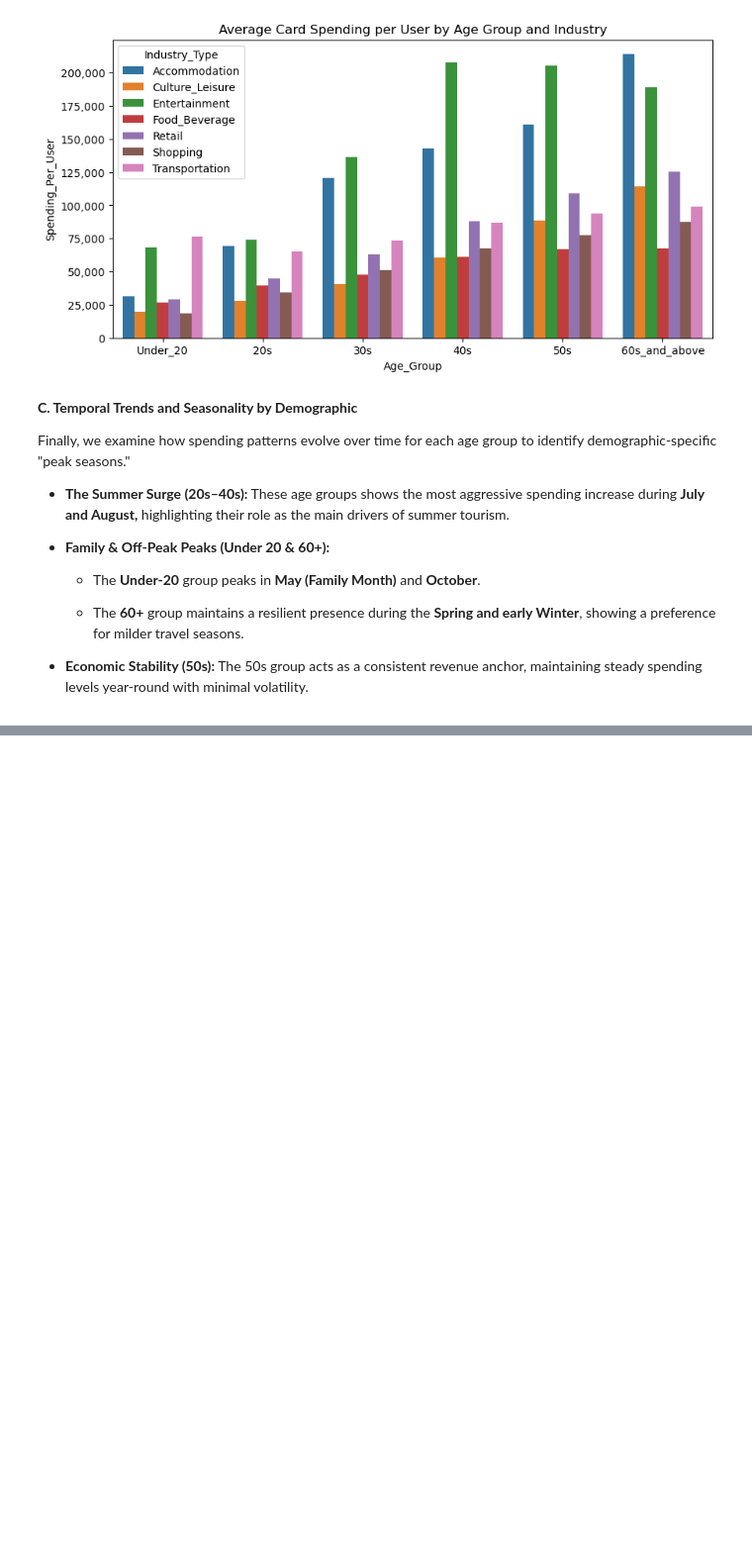
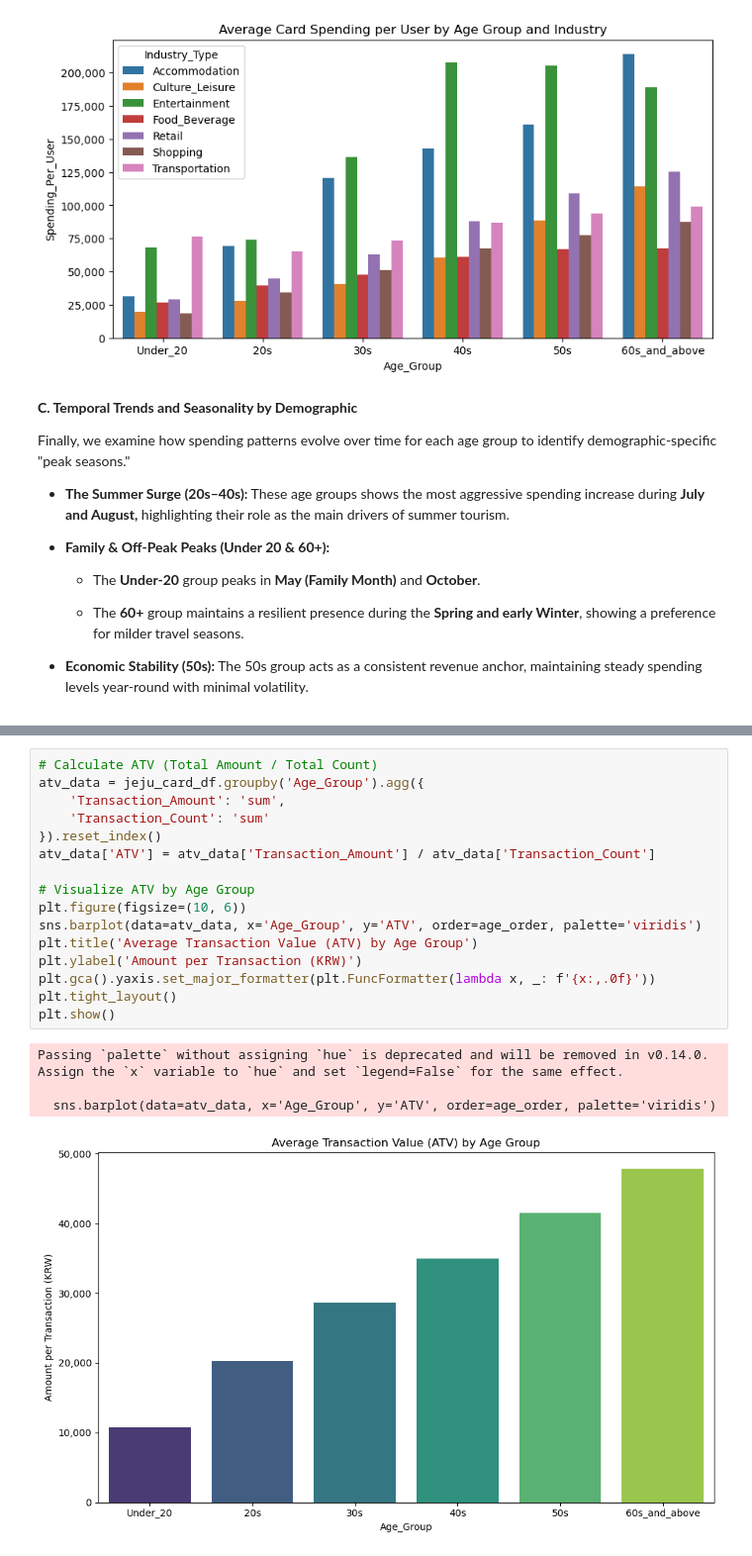
Before and after one commit to data-by-jpark/jeju-card-analysis, a Jupyter notebook: notebooks/jeju_card_analysis_part1.ipynb, the cells around one changed output, grey strips where cells are left out. Shown at 99% size. Cells and saved outputs as stored; diff of their text form; blank space fills up the shorter version.

```diff
--- a/notebooks/jeju_card_analysis_part1.ipynb
+++ b/notebooks/jeju_card_analysis_part1.ipynb
@@ -527,0 +573,21 @@ The seasonal peaks identified across demographics allow us to optimize our marke
+# %%
+# Calculate ATV (Total Amount / Total Count)
+atv_data = jeju_card_df.groupby('Age_Group').agg({
+    'Transaction_Amount': 'sum',
+    'Transaction_Count': 'sum'
+}).reset_index()
+atv_data['ATV'] = atv_data['Transaction_Amount'] / atv_data['Transaction_Count']
+
+# Visualize ATV by Age Group
+plt.figure(figsize=(10, 6))
+sns.barplot(data=atv_data, x='Age_Group', y='ATV', order=age_order, palette='viridis')
+plt.title('Average Transaction Value (ATV) by Age Group')
+plt.ylabel('Amount per Transaction (KRW)')
+plt.gca().yaxis.set_major_formatter(plt.FuncFormatter(lambda x, _: f'{x:,.0f}'))
+plt.tight_layout()
+plt.show()
+# %% [output]
+Passing `palette` without assigning `hue` is deprecated and will be removed in v0.14.0. Assign the `x` variable to `hue` and set `legend=False` for the same effect.
+
+  sns.barplot(data=atv_data, x='Age_Group', y='ATV', order=age_order, palette='viridis')
+[figure, added]
```
Also changed, not shown: parts of 11 cells of this notebook.
